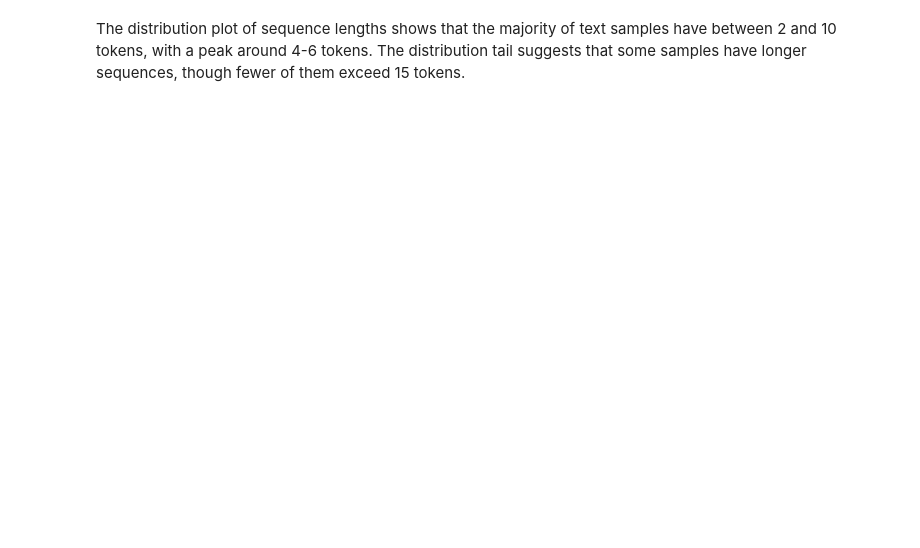
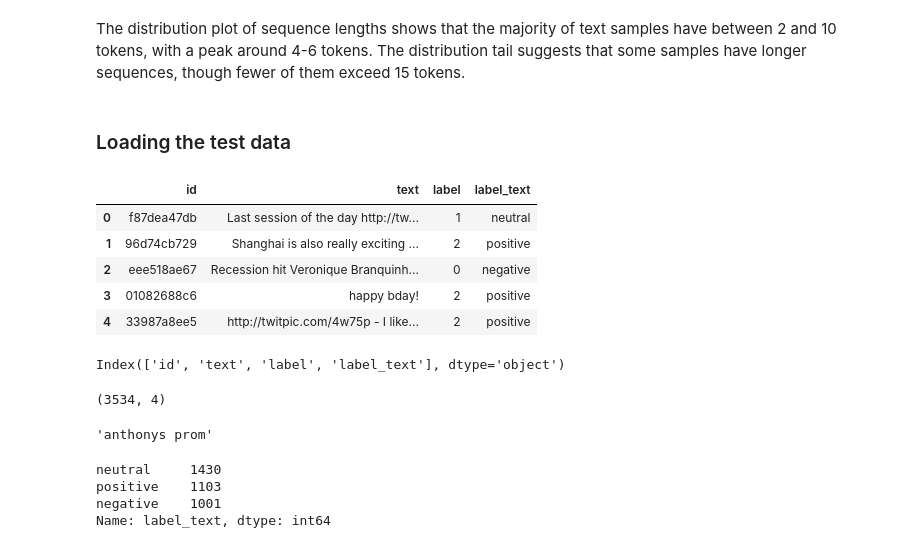
Before and after one commit to akeyo03/group-8-project, a Jupyter notebook: project.ipynb, the cells around one changed output. Drawn from its saved outputs; the diff is of its cells as text; code cells hidden in the pictures; blank space fills up the shorter version.

```diff
--- a/project.ipynb
+++ b/project.ipynb
@@ -243,2 +284,40 @@ plt.show()
 # %% [markdown]
 The distribution plot of sequence lengths shows that the majority of text samples have between 2 and 10 tokens, with a peak around 4-6 tokens. The distribution tail suggests that some samples have longer sequences, though fewer of them exceed 15 tokens.
+# %% [markdown]
+### Loading the test data
+# %%
+test_data = dataset['test']
+# Convert the dataset to a DataFrame
+test_df = pd.DataFrame(test_data)
+
+test_df.head()
+# %% [output]
+|  | id | text | label | label_text |
+| 0 | f87dea47db | Last session of the day http://tw... | 1 | neutral |
+| 1 | 96d74cb729 | Shanghai is also really exciting ... | 2 | positive |
+| 2 | eee518ae67 | Recession hit Veronique Branquinh... | 0 | negative |
+| 3 | 01082688c6 | happy bday! | 2 | positive |
+| 4 | 33987a8ee5 | http://twitpic.com/4w75p - I like... | 2 | positive |
+# %%
+#checking the columns
+test_df.columns
+# %% [output]
+Index(['id', 'text', 'label', 'label_text'], dtype='object')
+# %%
+# size of the dataframe
+test_df.shape
+# %% [output]
+(3534, 4)
+# %%
+# preview a text
+test_df['text'][1600]
+# %% [output]
+'anthonys prom'
+# %%
+# value counts of the sentiments
+test_df['label_text'].value_counts()
+# %% [output]
+neutral     1430
+positive    1103
+negative    1001
+Name: label_text, dtype: int64
```
Also changed, not shown: parts of 28 cells of this notebook.
